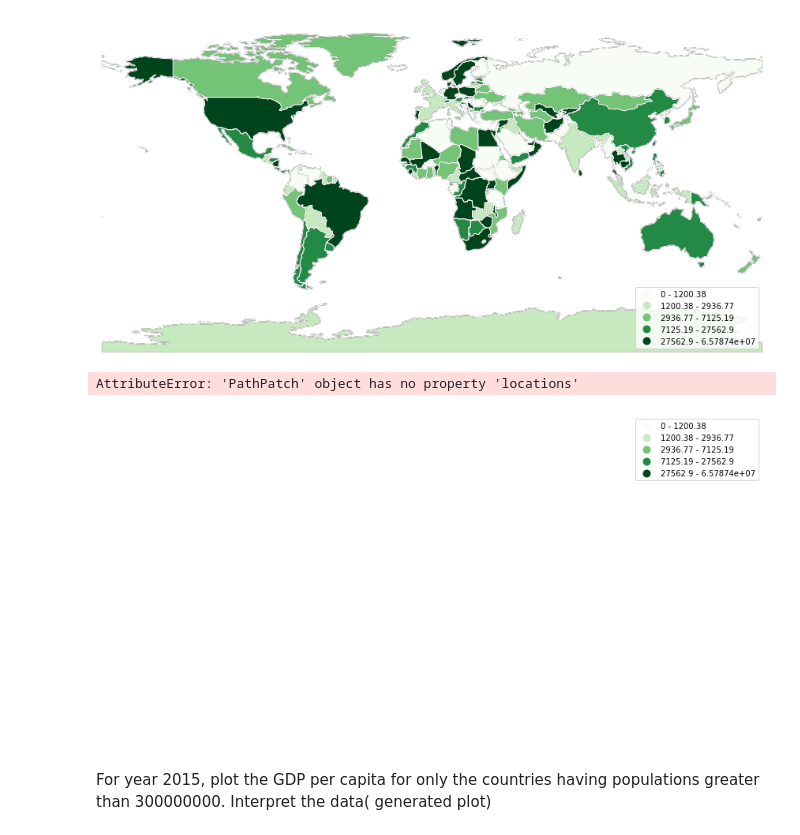
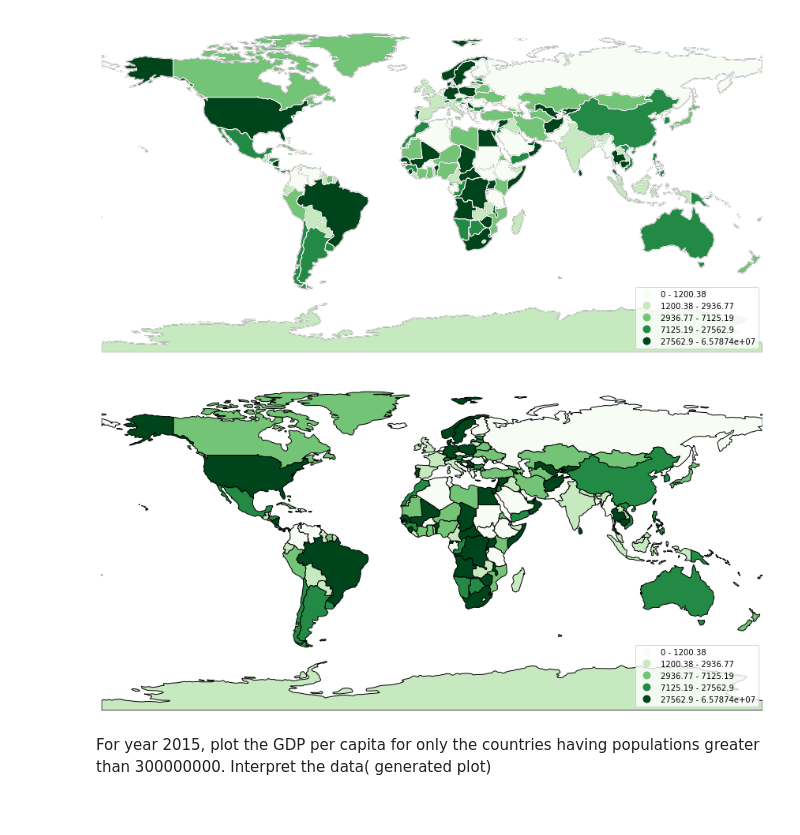
Before and after one commit to saivamsi333/Disaster-Detection-System, a Jupyter notebook: worldbank_assignment.ipynb, the cells around one changed output. Saved outputs shown, nothing was run; the diff lists cells and outputs as text; code cells hidden in the pictures.

```diff
--- a/worldbank_assignment.ipynb
+++ b/worldbank_assignment.ipynb
@@ -362,3 +387,5 @@ pd.options.display.max_rows=255
+# %%
+pop_df=gdp_df[['Country Name']].join(pop_df.set_index('Country Name'),on='Country Name', how='left')
 # %%
 pop_df
 # %% [output]
@@ -392,3 +419,5 @@ for feature in pop_df.select_dtypes(['int64','float64']):
 imputed_numerical_pop=num_si.fit_transform(pop_df[years])
 # %%
 imputed_numerical_pop_df=pd.DataFrame(imputed_numerical_pop,columns=years)
+imputed_numerical_pop_df.insert(0,'Country Name',pop_df['Country Name'])
+imputed_numerical_pop_df
@@ -444,0 +443,4 @@ per_capita_df
+# %%
+per_capita_df=imputed_numerical_gdp_df.iloc[:,1:].div(imputed_numerical_pop_df.iloc[:,1:])
+per_capita_df.insert(0,'Country Name',pop_df['Country Name'])
+per_capita_df
@@ -469,7 +490,7 @@ per_capita_2005
 251    9.712667e+02
 Name: 2005, dtype: float64
 # %%
-scheme = mapclassify.Quantiles(per_capita_2005, k=5)
+scheme = mapclassify.Quantiles(per_capita_df['2005'], k=5)
 # %%
 ax=geoplot.choropleth(
     world, hue=per_capita_2005, scheme=scheme,
@@ -482,14 +503,12 @@ geoplot.polyplot(world, edgecolor='white', zorder=1, ax=ax)
 [figure]
 # %%
 ax=geoplot.choropleth(
-    world, hue=per_capita_2005, scheme=scheme,
-    locations = per_capita_df['Country Name'],
-    locationmode = 'country names',
+    world, hue=per_capita_df['2005'], scheme=scheme,
+
     cmap='Greens', figsize=(15, 8), legend=True,
 )
 # %% [output]
-AttributeError: 'PathPatch' object has no property 'locations'
-[figure, old version]
+[figure, new version]
 # %%
 layout = dict(geo = {'scope':'world'})
 # %%
```
Also changed, not shown: parts of 41 cells of this notebook.
